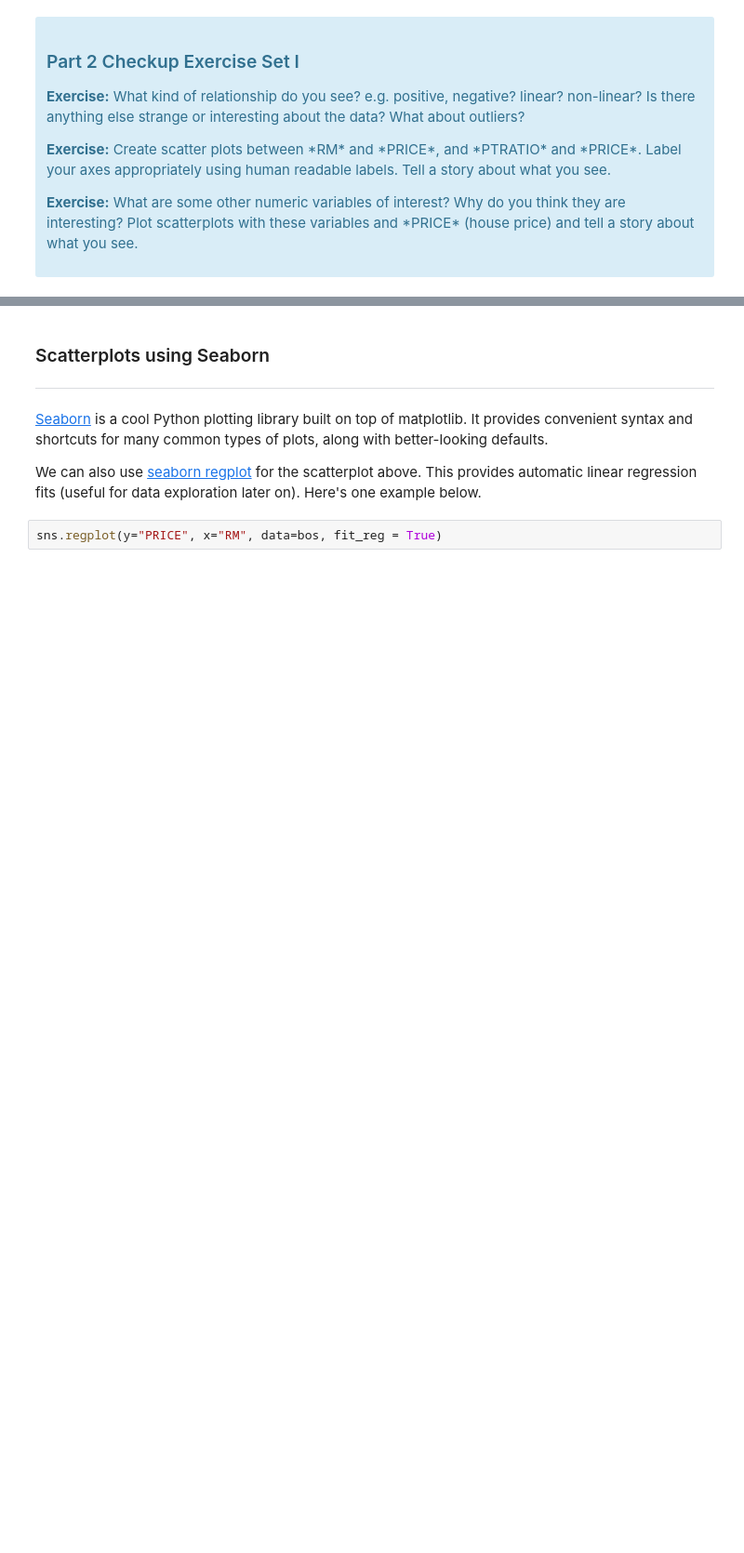
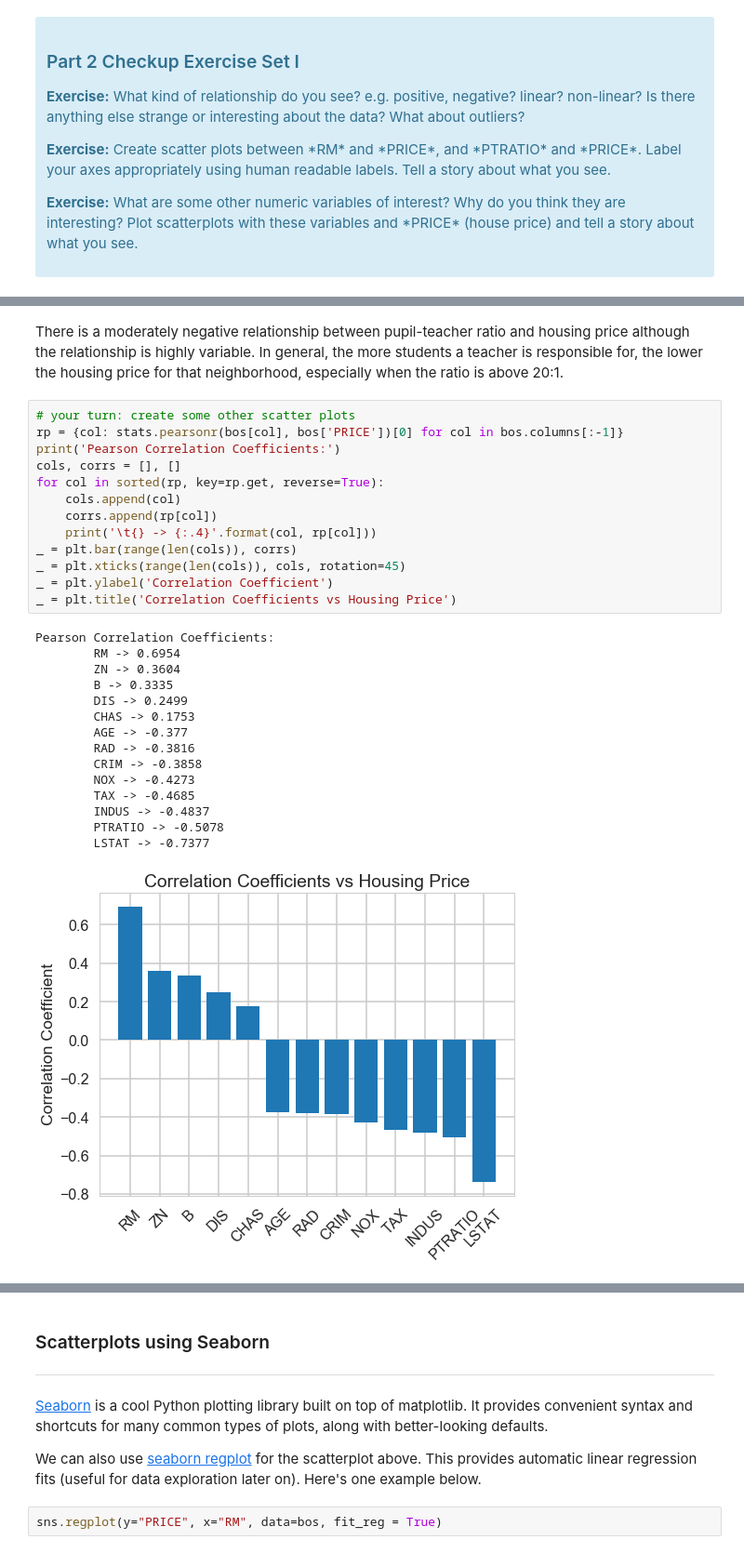
Before and after one commit to tsansom/Springboard-Data-Science, a Jupyter notebook: mini_projects/machine_learning/linear_regression/Mini_Project_Linear_Regression.ipynb, the cells around one changed output, grey strips where cells are left out. Shown at 93% size. Saved outputs shown, nothing was run; the diff lists cells and outputs as text; blank space fills up the shorter version.

```diff
--- a/mini_projects/machine_learning/linear_regression/Mini_Project_Linear_Regression.ipynb
+++ b/mini_projects/machine_learning/linear_regression/Mini_Project_Linear_Regression.ipynb
@@ -226,0 +323,31 @@ plt.title("Relationship between CRIM and Price")
+# %% [markdown]
+There is a moderately negative relationship between pupil-teacher ratio and housing price although the relationship is highly variable. In general, the more students a teacher is responsible for, the lower the housing price for that neighborhood, especially when the ratio is above 20:1.
+# %%
+# your turn: create some other scatter plots
+rp = {col: stats.pearsonr(bos[col], bos['PRICE'])[0] for col in bos.columns[:-1]}
+print('Pearson Correlation Coefficients:')
+cols, corrs = [], []
+for col in sorted(rp, key=rp.get, reverse=True):
+    cols.append(col)
+    corrs.append(rp[col])
+    print('\t{} -> {:.4}'.format(col, rp[col]))
+_ = plt.bar(range(len(cols)), corrs)
+_ = plt.xticks(range(len(cols)), cols, rotation=45)
+_ = plt.ylabel('Correlation Coefficient')
+_ = plt.title('Correlation Coefficients vs Housing Price')
+# %% [output]
+Pearson Correlation Coefficients:
+        RM -> 0.6954
+        ZN -> 0.3604
+        B -> 0.3335
+        DIS -> 0.2499
+        CHAS -> 0.1753
+        AGE -> -0.377
+        RAD -> -0.3816
+        CRIM -> -0.3858
+        NOX -> -0.4273
+        TAX -> -0.4685
+        INDUS -> -0.4837
+        PTRATIO -> -0.5078
+        LSTAT -> -0.7377
+[figure, added]
```
Also changed, not shown: parts of 42 cells of this notebook.
